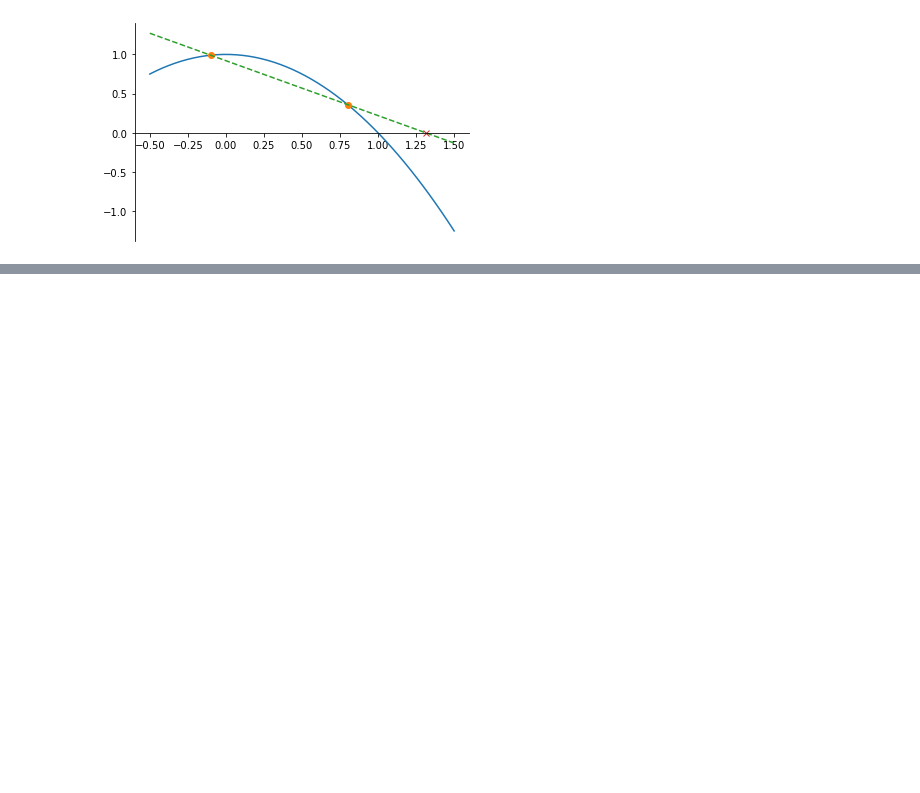
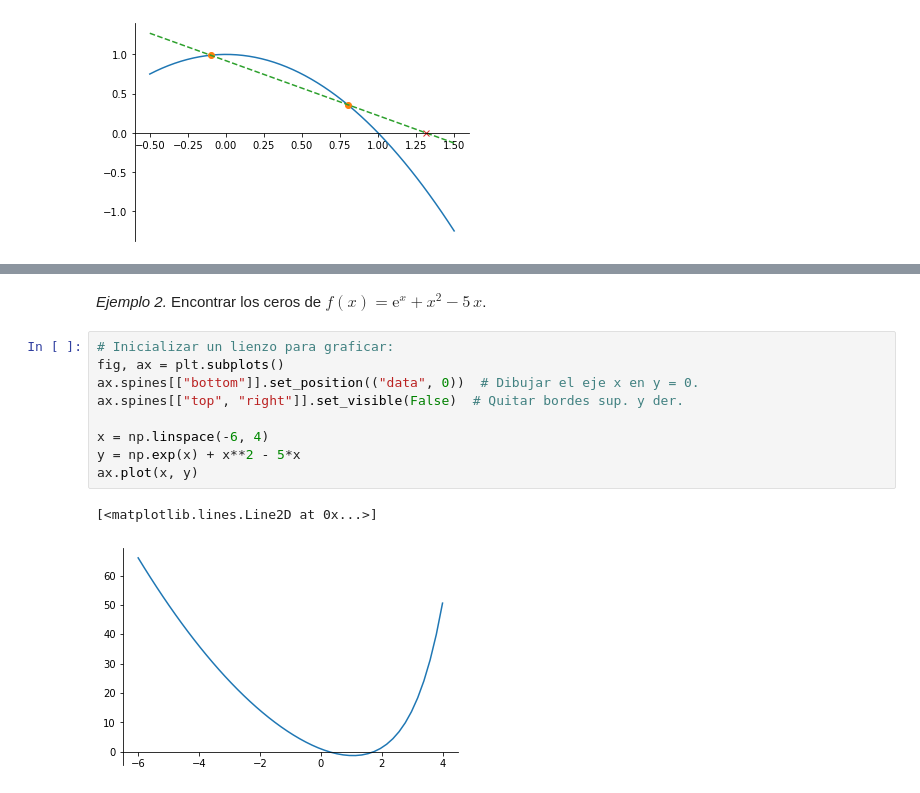
Before and after one commit to knkillname/Notas-de-Metodos-Numericos, a Jupyter notebook: 2. Ecuaciones no lineales.ipynb, the cells around one changed output, grey strips where cells are left out. Saved outputs shown, nothing was run; the diff lists cells and outputs as text; blank space fills up the shorter version.

```diff
--- a/2. Ecuaciones no lineales.ipynb
+++ b/2. Ecuaciones no lineales.ipynb
@@ -297,0 +377,14 @@ print(x)
+# %% [markdown]
+*Ejemplo 2.* Encontrar los ceros de $f(x) = \mathrm{e}^x + x^2 - 5\,x$.
+# %%
+# Inicializar un lienzo para graficar:
+fig, ax = plt.subplots()
+ax.spines[["bottom"]].set_position(("data", 0))  # Dibujar el eje x en y = 0.
+ax.spines[["top", "right"]].set_visible(False)  # Quitar bordes sup. y der.
+
+x = np.linspace(-6, 4)
+y = np.exp(x) + x**2 - 5*x
+ax.plot(x, y)
+# %% [output]
+[<matplotlib.lines.Line2D at 0x...>]
+[figure, added]
```
Also changed, not shown: parts of 21 cells of this notebook.
